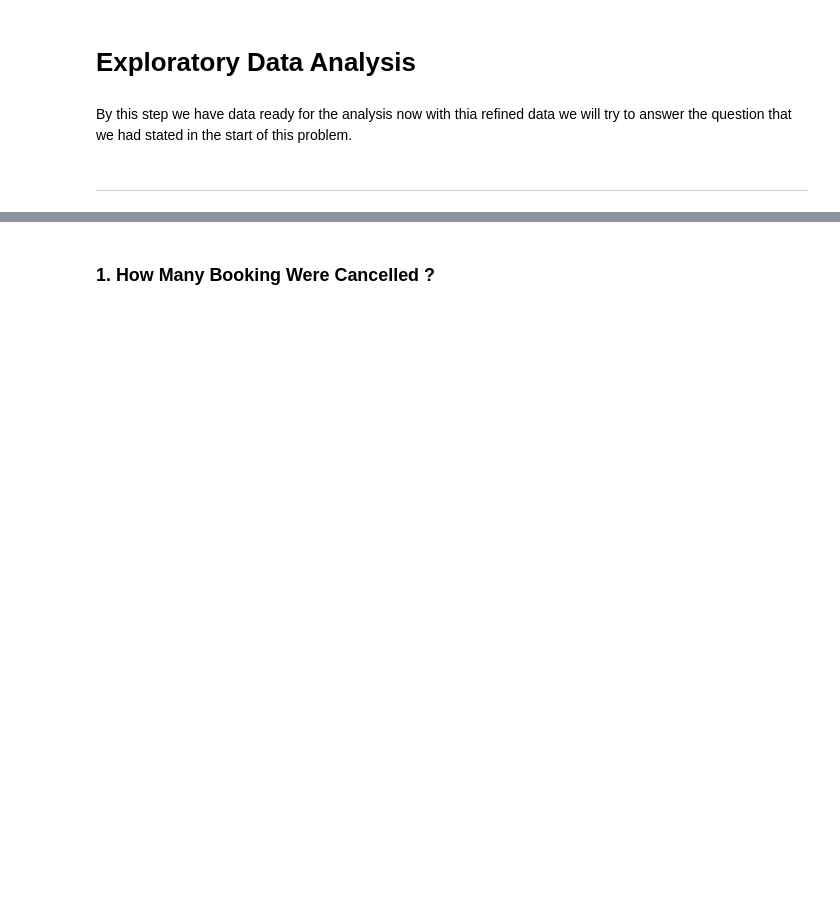
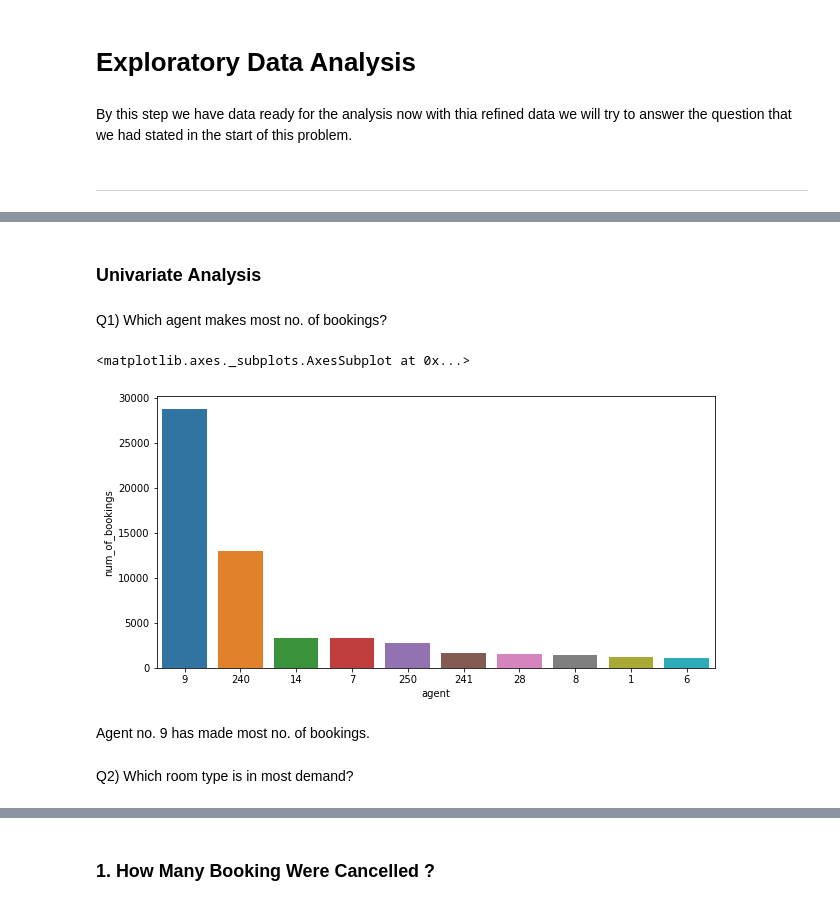
Before and after one commit to Zunaid686/hotel-booking-analysis, a Jupyter notebook: Copy_of_Copy_of_Copy_of_Hotel_Booking_Analysis_Capstone_Project.ipynb, the cells around one changed output, grey strips where cells are left out. Drawn from its saved outputs; the diff is of its cells as text; code cells hidden in the pictures; blank space fills up the shorter version.

```diff
--- a/Copy_of_Copy_of_Copy_of_Hotel_Booking_Analysis_Capstone_Project.ipynb
+++ b/Copy_of_Copy_of_Copy_of_Hotel_Booking_Analysis_Capstone_Project.ipynb
@@ -248,0 +286,17 @@ By this step we have data ready for the analysis now with thia refined data we w
+# %% [markdown]
+### **Univariate** **Analysis**
+# %% [markdown]
+Q1) Which agent makes most no. of bookings?
+# %%
+d1 = pd.DataFrame(df['agent'].value_counts()).reset_index().rename(columns = {'index':'agent','agent':'num_of_bookings'}).sort_values(by = 'num_of_bookings', ascending = False)
+d1.drop(d1[d1['agent'] == 0].index, inplace = True)            # 0 represents that booking is not made by an agent
+d1 = d1[:10]                                                   # Selecting top 10 performing agents
+plt.figure(figsize = (10,5))
+sns.barplot(x = 'agent', y = 'num_of_bookings', data = d1, order = d1.sort_values('num_of_bookings', ascending = False).agent)
+# %% [output]
+<matplotlib.axes._subplots.AxesSubplot at 0x...>
+[figure, added]
+# %% [markdown]
+Agent no. 9 has made most no. of bookings.
+# %% [markdown]
+Q2) Which room type is in most demand?
```
Also changed, not shown: parts of 85 cells of this notebook.
